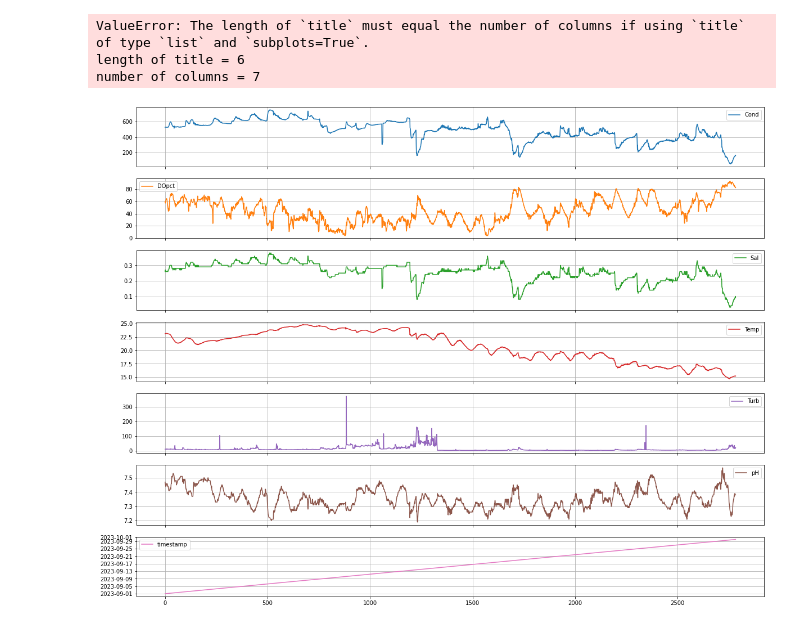
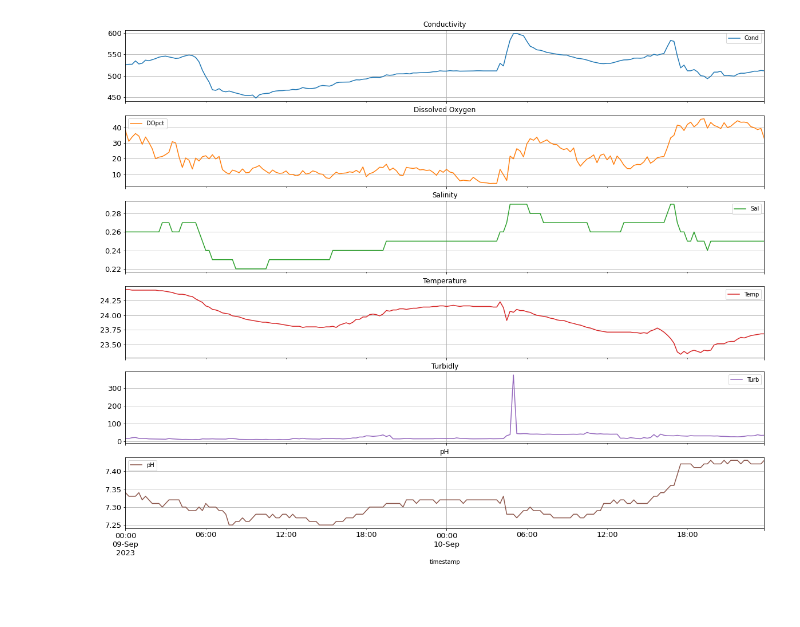
Before and after one commit to esorbella/BlueColab_MobileDataViz, a Jupyter notebook: server/someTestingPlsIgnoreMe/data/whyPython.ipynb, the cells around one changed output. Saved outputs shown, nothing was run; the diff lists cells and outputs as text; code cells hidden in the pictures; blank space fills up the shorter version.

Commit message:
public api + odin data

```diff
--- a/server/someTestingPlsIgnoreMe/data/whyPython.ipynb
+++ b/server/someTestingPlsIgnoreMe/data/whyPython.ipynb
@@ -4,6 +3,7 @@ import matplotlib
 # %%
-df_orig  = pd.read_json('myfile.json') # load data in
-df= pd.DataFrame(list(df_orig.sensors)) # get data
-df['timestamp'] = df_orig.timestamp
-df
+df_orig_Alan  = pd.read_json('myfileAlan.json') # load data in
+df_Alan= pd.DataFrame(list(df_orig_Alan.sensors)) # get data
+df_Alan['timestamp'] = df_orig_Alan.timestamp
+df_Alan = df_Alan.set_index('timestamp')
+df_Alan
 # %% [output]
@@ -23,10 +45,5 @@ df
 # %%
-fig = df.plot(kind='line', title=['Conductivity','Dissolved Oxygen','Salinity','Temperature','Turbidly','pH',"umm"],
+fig = df_Alan.plot(kind='line', title=['Conductivity','Dissolved Oxygen','Salinity','Temperature','Turbidly','pH'],
         figsize=(20, 16), fontsize=13, subplots=True,grid=True)
-# fig = df.plot(kind='line',
-#         figsize=(20, 16), fontsize=13, subplots=True,grid=True)
 # %% [output]
-ValueError: The length of `title` must equal the number of columns if using `title` of type `list` and `subplots=True`.
-length of title = 6
-number of columns = 7
-[figure, old version]
+[figure, new version]
```
Also changed, not shown: parts of 5 cells of this notebook, 6 other files.
